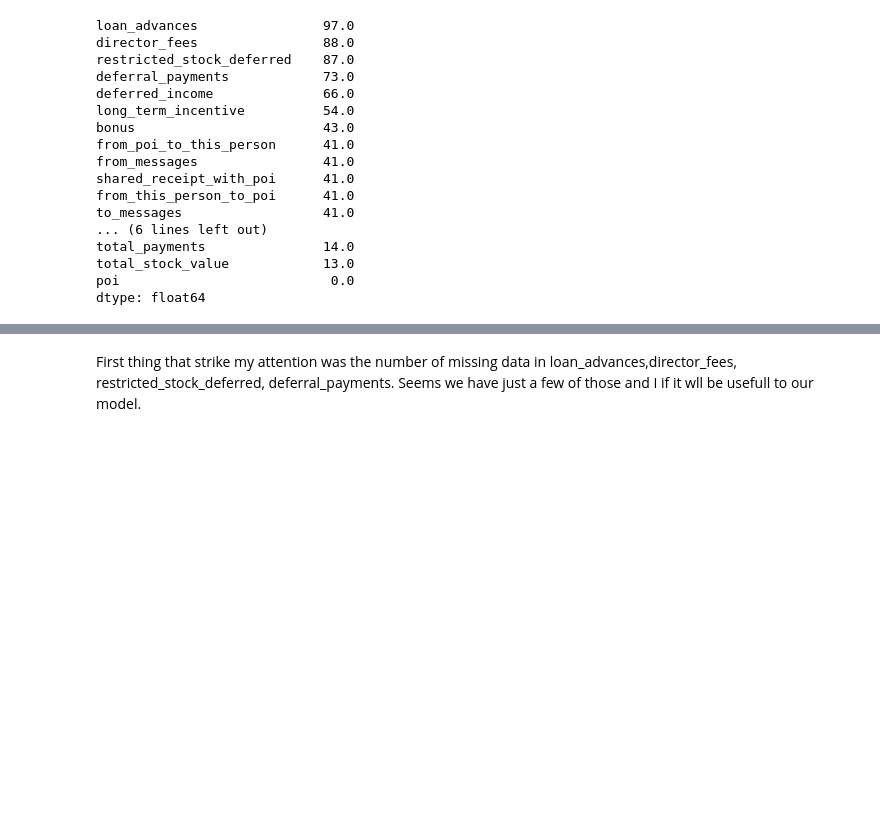
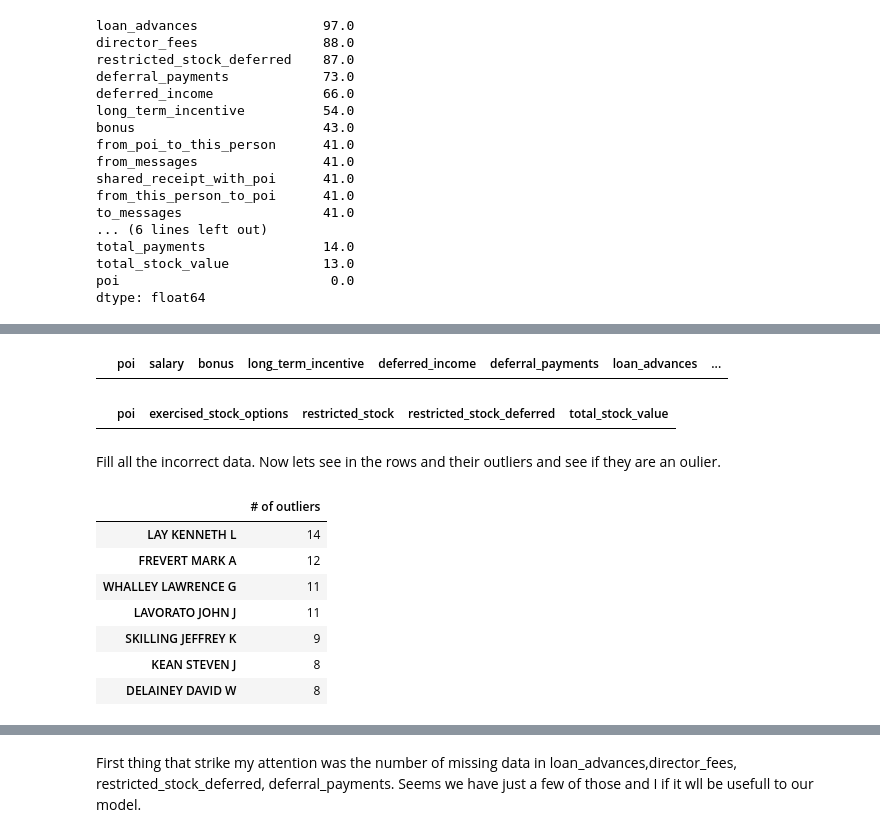
Before and after one commit to andre-yai/Udacity_MachineLearing, a Jupyter notebook: final_project/Identify Fraud from Eron Email.ipynb, the cells around one changed output, grey strips where cells are left out. Drawn from its saved outputs; the diff is of its cells as text; code cells hidden in the pictures; blank space fills up the shorter version.

```diff
--- a/final_project/Identify Fraud from Eron Email.ipynb
+++ b/final_project/Identify Fraud from Eron Email.ipynb
@@ -170,0 +320,10 @@ dtype: float64
+# %%
+eron_data[eron_data[payment_fields[1:-1]].sum(axis='columns') != eron_data['total_payments']][payment_fields]
+# %% [output]
+|  | poi | salary | bonus | long_term_incentive | deferred_income | deferral_payments | loan_advances | ... |
+# %%
+eron_data[eron_data[stock_fields[1:-1]].sum(axis='columns') != eron_data['total_stock_value']][stock_fields]
+# %% [output]
+|  | poi | exercised_stock_options | restricted_stock | restricted_stock_deferred | total_stock_value |
+# %% [markdown]
+Fill all the incorrect data. Now lets see in the rows and their outliers and see if they are an oulier.
@@ -170,0 +335,15 @@ dtype: float64
+# %%
+### Task 2: Remove outliers
+outliers = eron_data.quantile(.5) + 1.5 * (eron_data.quantile(.75)-eron_data.quantile(.25))
+outlier_pd = pd.DataFrame((eron_data[1:] > outliers[1:]).sum(axis = 1), columns = ['# of outliers']).\
+    sort_values('# of outliers',  ascending = [0]).head(7)
+outlier_pd
+# %% [output]
+|  | # of outliers |
+| LAY KENNETH L | 14 |
+| FREVERT MARK A | 12 |
+| WHALLEY LAWRENCE G | 11 |
+| LAVORATO JOHN J | 11 |
+| SKILLING JEFFREY K | 9 |
+| KEAN STEVEN J | 8 |
+| DELAINEY DAVID W | 8 |
```
Also changed, not shown: parts of 71 cells of this notebook, 2 other files.
